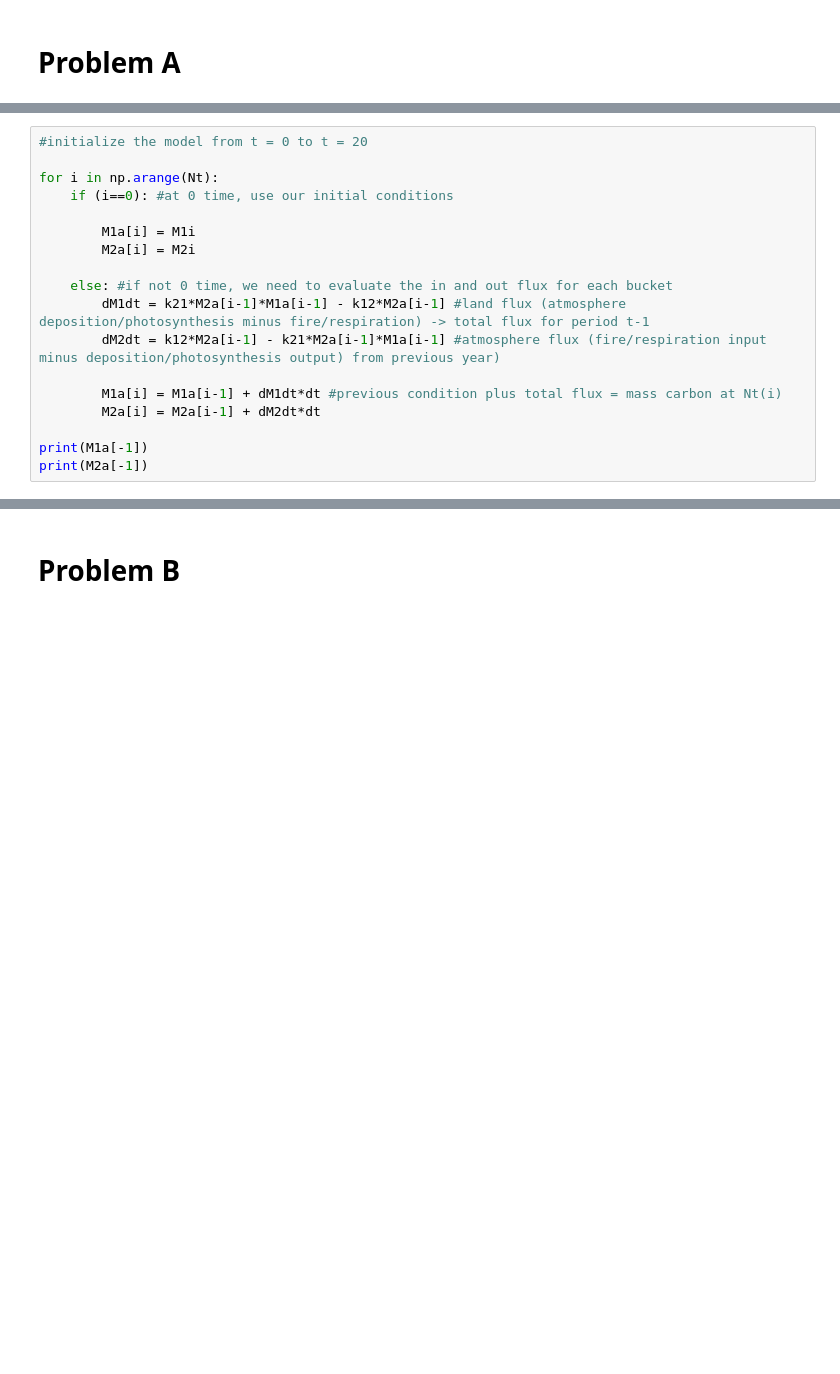
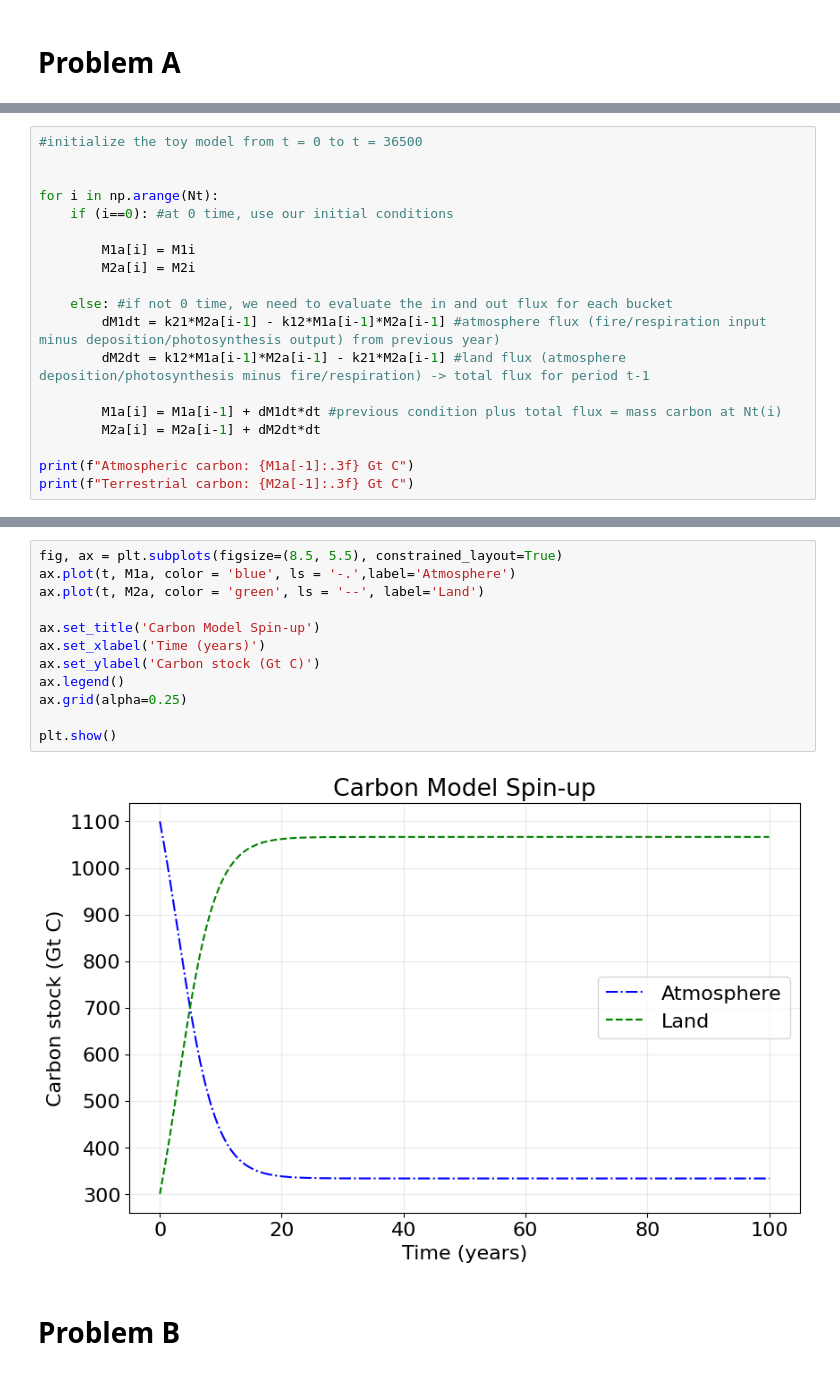
Before and after one commit to scottfordham/F26_GEOS518_STMF, a Jupyter notebook: mod02_Finite-Difference-Box-Models/mod02-CarbonModel-Assignment.ipynb, the cells around one changed output, grey strips where cells are left out. Drawn from its saved outputs; the diff is of its cells as text; blank space fills up the shorter version.

```diff
--- a/mod02_Finite-Difference-Box-Models/mod02-CarbonModel-Assignment.ipynb
+++ b/mod02_Finite-Difference-Box-Models/mod02-CarbonModel-Assignment.ipynb
@@ -114,7 +113,8 @@ M2a = np.zeros((Nt,)) #land mass carbon empty dataframe so we can start storing
 # %% [output]
 t has 36501 time steps
 # %%
-#initialize the model from t = 0 to t = 20
+#initialize the toy model from t = 0 to t = 36500
+
 
 for i in np.arange(Nt):
     if (i==0): #at 0 time, use our initial conditions
@@ -123,12 +123,12 @@ for i in np.arange(Nt):
         M2a[i] = M2i
 
     else: #if not 0 time, we need to evaluate the in and out flux for each bucket
-        dM1dt = k21*M2a[i-1]*M1a[i-1] - k12*M2a[i-1] #land flux (atmosphere deposition/photosynthesis minus fire/respiration) -> total flux for period t-1
-        dM2dt = k12*M2a[i-1] - k21*M2a[i-1]*M1a[i-1] #atmosphere flux (fire/respiration input minus deposition/photosynthesis output) from previous year)
+        dM1dt = k21*M2a[i-1] - k12*M1a[i-1]*M2a[i-1] #atmosphere flux (fire/respiration input minus deposition/photosynthesis output) from previous year)
+        dM2dt = k12*M1a[i-1]*M2a[i-1] - k21*M2a[i-1] #land flux (atmosphere deposition/photosynthesis minus fire/respiration) -> total flux for period t-1
 
         M1a[i] = M1a[i-1] + dM1dt*dt #previous condition plus total flux = mass carbon at Nt(i)
         M2a[i] = M2a[i-1] + dM2dt*dt
 
-print(M1a[-1])
-print(M2a[-1])
+print(f"Atmospheric carbon: {M1a[-1]:.3f} Gt C")
+print(f"Terrestrial carbon: {M2a[-1]:.3f} Gt C")
 # %% [output]
@@ -159,3 +137,17 @@ plt.show()
+# %%
+fig, ax = plt.subplots(figsize=(8.5, 5.5), constrained_layout=True)
+ax.plot(t, M1a, color = 'blue', ls = '-.',label='Atmosphere')
+ax.plot(t, M2a, color = 'green', ls = '--', label='Land')
+
+ax.set_title('Carbon Model Spin-up')
+ax.set_xlabel('Time (years)')
+ax.set_ylabel('Carbon stock (Gt C)')
+ax.legend()
+ax.grid(alpha=0.25)
+
+plt.show()
+# %% [output]
+[figure, added]
 # %% [markdown]
 # Problem B
 # %%
```
Also changed, not shown: parts of 13 cells of this notebook, 1 other file.
